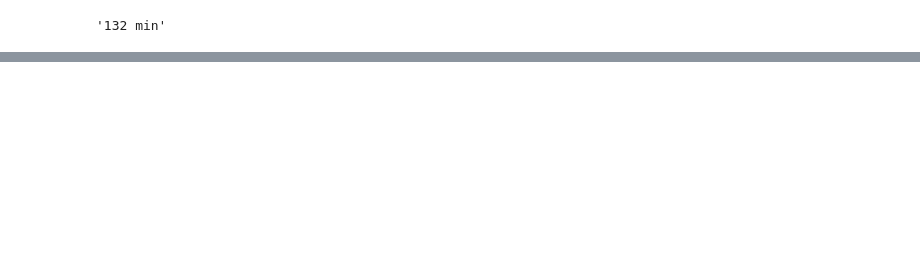
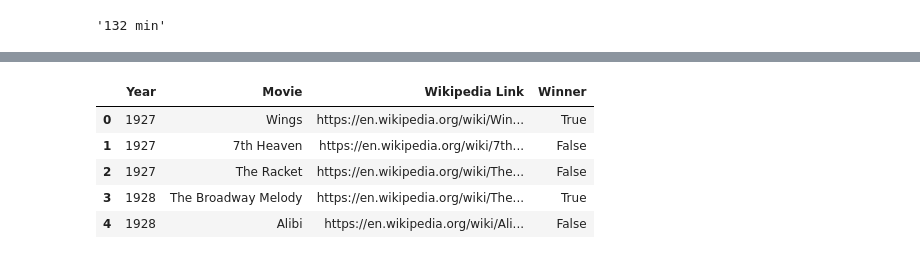
Before and after one commit to LiztheWz/filmcode, a Jupyter notebook: 386project.ipynb, the cells around one changed output, grey strips where cells are left out. Cells and saved outputs as stored; diff of their text form; code cells hidden in the pictures; blank space fills up the shorter version.

```diff
--- a/386project.ipynb
+++ b/386project.ipynb
@@ -151,0 +157,10 @@ film_data
+# %%
+# Wikipedia API URL to fetch the page content
+URL = "https://en.wikipedia.org/wiki/Academy_Award_for_Best_Picture"
+
+# Get the page HTML
+response = requests.get(URL)
+soup = BeautifulSoup(response.text, 'html.parser')
+
+# Find all tables on the page
+tables = soup.find_all("table", {"class": "wikitable"})
@@ -151,0 +236,29 @@ film_data
+# %%
+# clean the years note: 1933 is missing??
+movies_df.loc[0:2, 'Year'] = 1927
+movies_df.loc[3:7, 'Year'] = 1928
+movies_df.loc[8:12, 'Year'] = 1929
+movies_df.loc[13:17, 'Year'] = 1930
+movies_df.loc[18:25, 'Year'] = 1931
+movies_df.loc[26:35, 'Year'] = 1932
+
+for i in range(36, len(movies_df)):
+    value = movies_df['Year'].iloc[i]  # Get the value of the 'YearString' column at the current index
+
+    # Use regex to extract the year (first 4 digits)
+    match = re.search(r'\b(\d{4})\b', value)
+
+    # If a match is found, directly update the 'Year' column with the extracted year
+    if match:
+        movies_df.at[i, 'Year'] = match.group(1)
+    else:
+        movies_df.at[i, 'Year'] = None
+# %%
+movies_df.head()
+# %% [output]
+|  | Year | Movie | Wikipedia Link | Winner |
+| 0 | 1927 | Wings | https://en.wikipedia.org/wiki/Win... | True |
+| 1 | 1927 | 7th Heaven | https://en.wikipedia.org/wiki/7th... | False |
+| 2 | 1927 | The Racket | https://en.wikipedia.org/wiki/The... | False |
+| 3 | 1928 | The Broadway Melody | https://en.wikipedia.org/wiki/The... | True |
+| 4 | 1928 | Alibi | https://en.wikipedia.org/wiki/Ali... | False |
```
Also changed, not shown: parts of 17 cells of this notebook.
